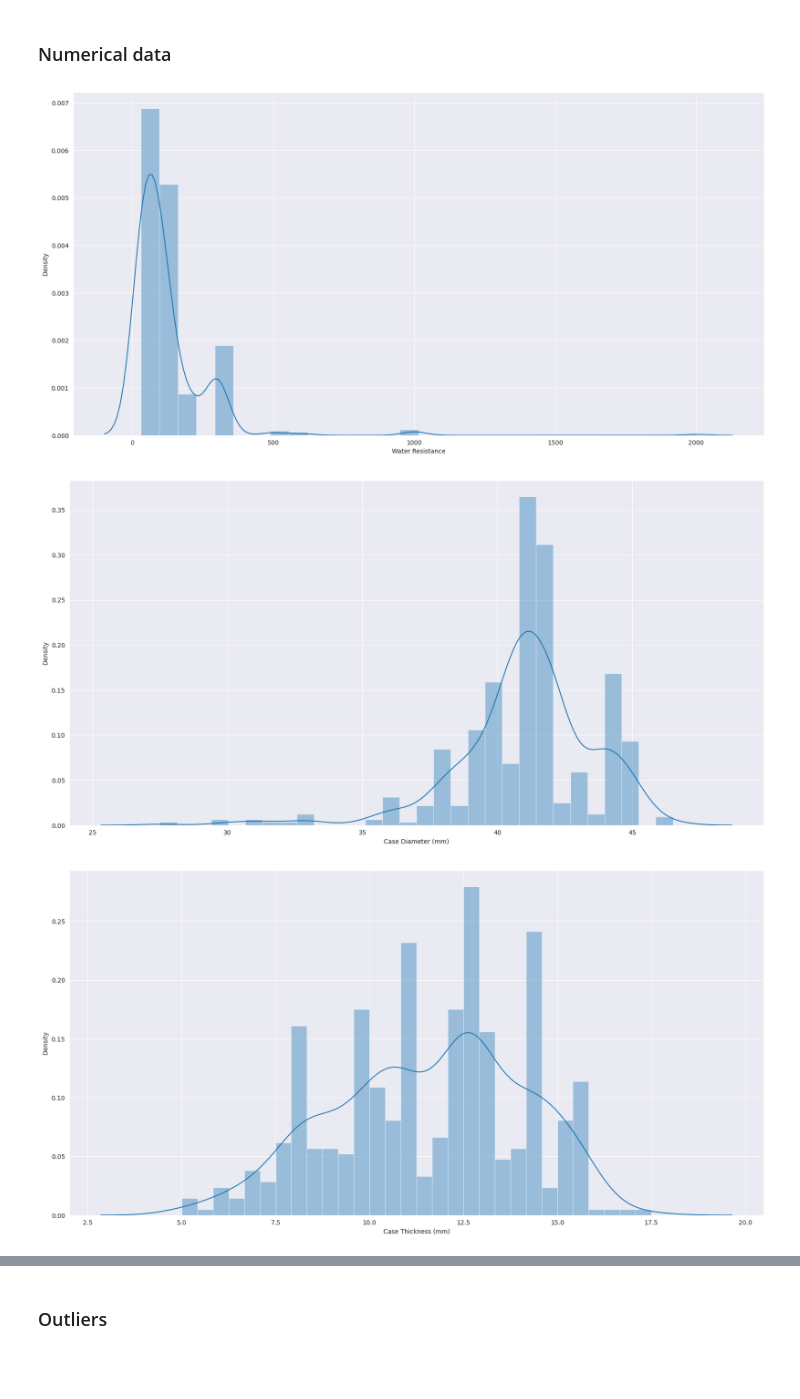
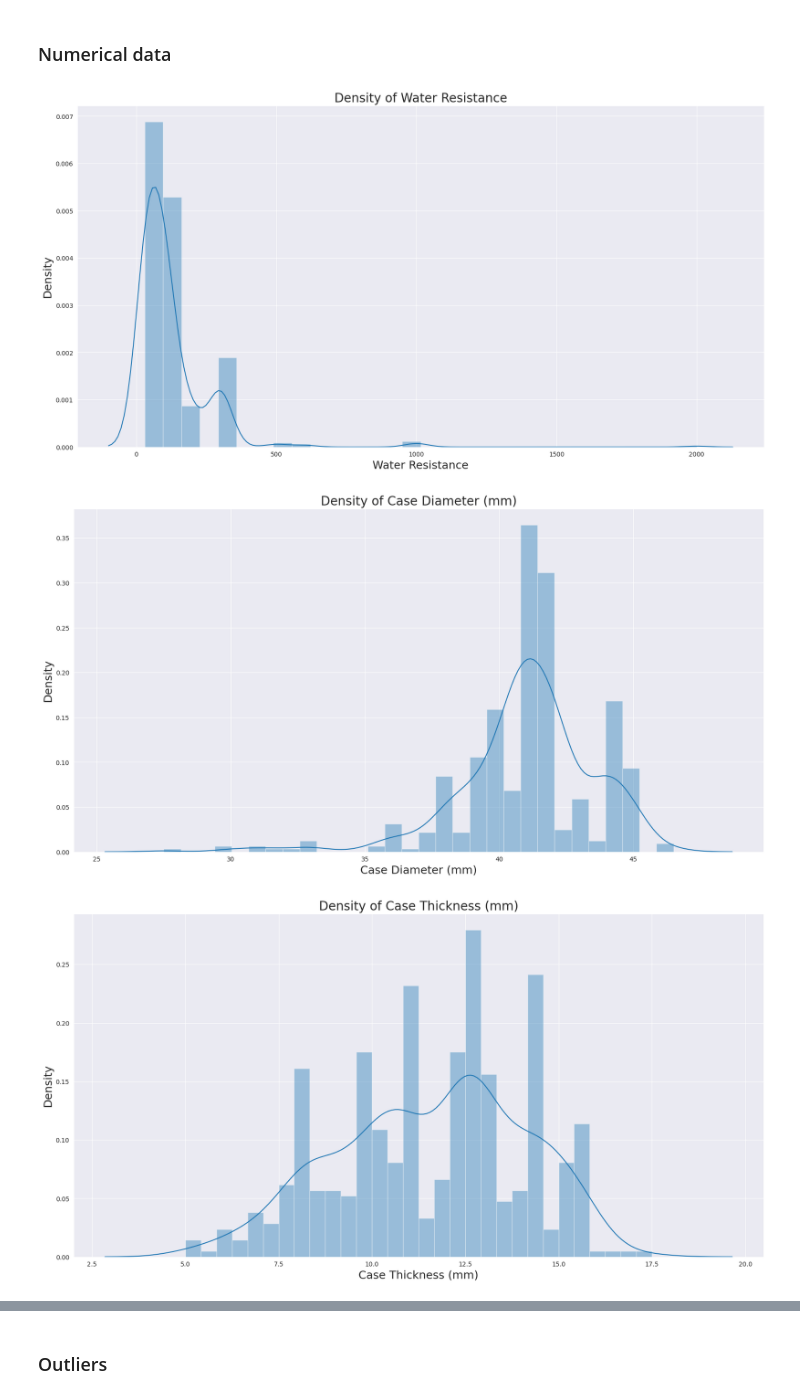
Before and after one commit to DonaJankova97/watch-price-prediction, a Jupyter notebook: model/eda.ipynb, the cells around one changed output, grey strips where cells are left out. Drawn from its saved outputs; the diff is of its cells as text; code cells hidden in the pictures; blank space fills up the shorter version.

```diff
--- a/model/eda.ipynb
+++ b/model/eda.ipynb
@@ -171,5 +171,10 @@ for num,i in enumerate(catcols,1):
     for p in ax.patches:
         ax.text(p.get_x() + p.get_width() / 2., p.get_height(), '%d' % int(p.get_height()),
             fontsize=12, color='black', ha='center', va='bottom')
+    # plt.subplots_adjust(left=0.1, right=0.9, bottom=0.1, top=0.9, wspace = 0)
+    plt.xlabel(catcols[num-1],fontsize=18)
+    plt.ylabel("Count",fontsize=18)
+    plt.title(f"Number of data samples by {catcols[num-1]}", fontsize=20)
+    plt.savefig(f"../webapp/static/img/categorical_data_{num}.png",  bbox_inches='tight', transparent=True)
     plt.show()
 # %% [output]
@@ -186,9 +191,13 @@ for num,i in enumerate(catcols,1):
 # %%
 for num,i in enumerate(numcols,1):
     plt.figure(figsize=(20, 10))
     ax = sns.distplot(df[i],bins=30)
+    plt.xlabel(numcols[num-1],fontsize=18)
+    plt.ylabel("Density",fontsize=18)
+    plt.title(f"Density of {numcols[num-1]}", fontsize=20)
+    plt.savefig(f"../webapp/static/img/numerical_data_{num}.png",  bbox_inches='tight', transparent=True)
     plt.show()
 # %% [output]
-[figure, old version]
+[figure, new version]
-[figure, old version]
+[figure, new version]
-[figure, old version]
+[figure, new version]
```
Also changed, not shown: parts of 4 cells of this notebook, 2 other files.
